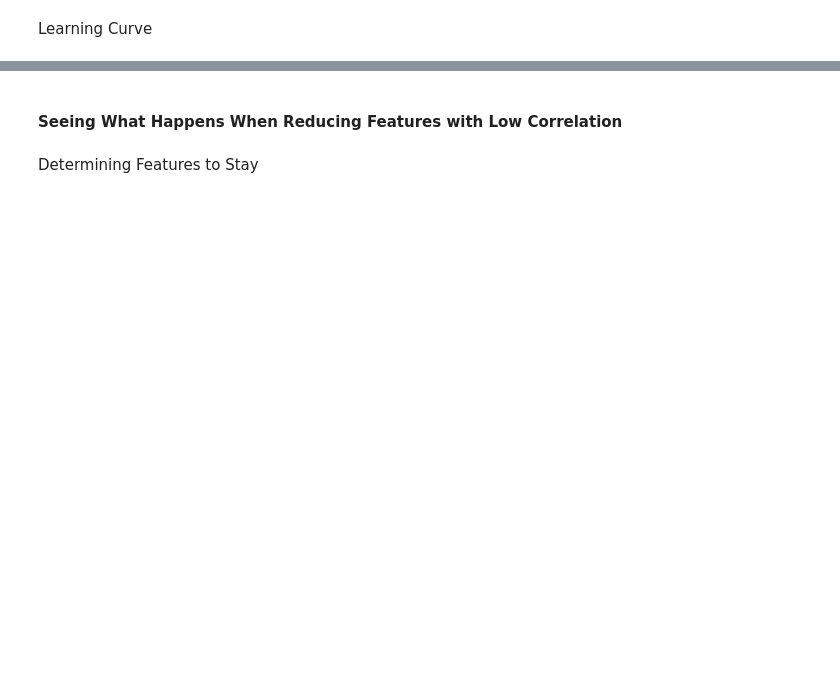
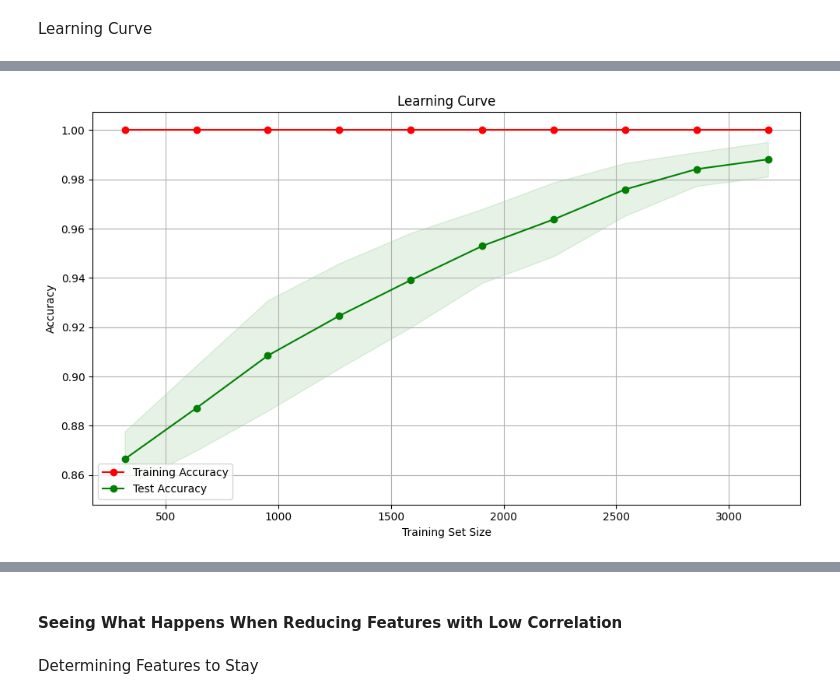
Before and after one commit to toygarcaparoglu/HR-Analytics-Project, a Jupyter notebook: Probability of Attrition_updated.ipynb, the cells around one changed output, grey strips where cells are left out. Cells and saved outputs as stored; diff of their text form; code cells hidden in the pictures; blank space fills up the shorter version.

```diff
--- a/Probability of Attrition_updated.ipynb
+++ b/Probability of Attrition_updated.ipynb
@@ -417,19 +364,0 @@ XGBoost
-# %%
-# Defining the parameter grid for XGBoost
-xgb_param_grid = {
-    'n_estimators': [100, 150, 200, 250, 300, 350],
-    'max_depth': [3, 5, 7, 9, 11],
-    'learning_rate': [0.01, 0.05, 0.1, 0.2],
-    'subsample': [0.7, 0.8, 0.9, 1.0],
-    'colsample_bytree': [0.7, 0.8, 0.9, 1.0]
-}
-
-# Initializing and performing Randomized Search CV for XGBoost
-xgb = XGBClassifier(random_state=42)
-xgb_model = RandomizedSearchCV(estimator=xgb, param_distributions=xgb_param_grid, n_iter=40, cv=3, verbose=2, random_state=42, n_jobs=-1)
-xgb_model.fit(X_train, y_train)
-
-print(f"Best parameters for XGBoost: {xgb_model.best_params_}")
-
-xgb_metrics = evaluate_model(xgb_model, X_val, y_val)
-print(f"XGBoost - Accuracy: {xgb_metrics[0]}, Precision: {xgb_metrics[1]}, Recall: {xgb_metrics[2]}")
@@ -543,0 +478,27 @@ plt.show()
+# %%
+# Creating CV training and test scores for various training set sizes
+train_sizes, train_scores, test_scores = learning_curve(
+    model, X_train, y_train, train_sizes=np.linspace(0.1, 1.0, 10), cv=10, scoring='accuracy', n_jobs=-1)
+
+# Creating means and standard deviations of training and test scores
+train_scores_mean = np.mean(train_scores, axis=1)
+train_scores_std = np.std(train_scores, axis=1)
+test_scores_mean = np.mean(test_scores, axis=1)
+test_scores_std = np.std(test_scores, axis=1)
+
+# Arranging figsize
+plt.figure(figsize=(10, 6))
+# Drawing lines
+plt.plot(train_sizes, train_scores_mean, 'o-', color='r', label='Training Accuracy')
+plt.plot(train_sizes, test_scores_mean, 'o-', color='g', label='Test Accuracy')
+# Drawing bonds
+plt.fill_between(train_sizes, train_scores_mean - train_scores_std, train_scores_mean + train_scores_std, color='r', alpha=0.1)
+plt.fill_between(train_sizes, test_scores_mean - test_scores_std, test_scores_mean + test_scores_std, color='g', alpha=0.1)
+# Creating plot
+plt.title('Learning Curve')
+plt.xlabel('Training Set Size'), plt.ylabel('Accuracy'), plt.legend(loc='best')
+plt.tight_layout()
+plt.grid()
+plt.show()
+# %% [output]
+[figure, added]
```
Also changed, not shown: parts of 34 cells of this notebook.
